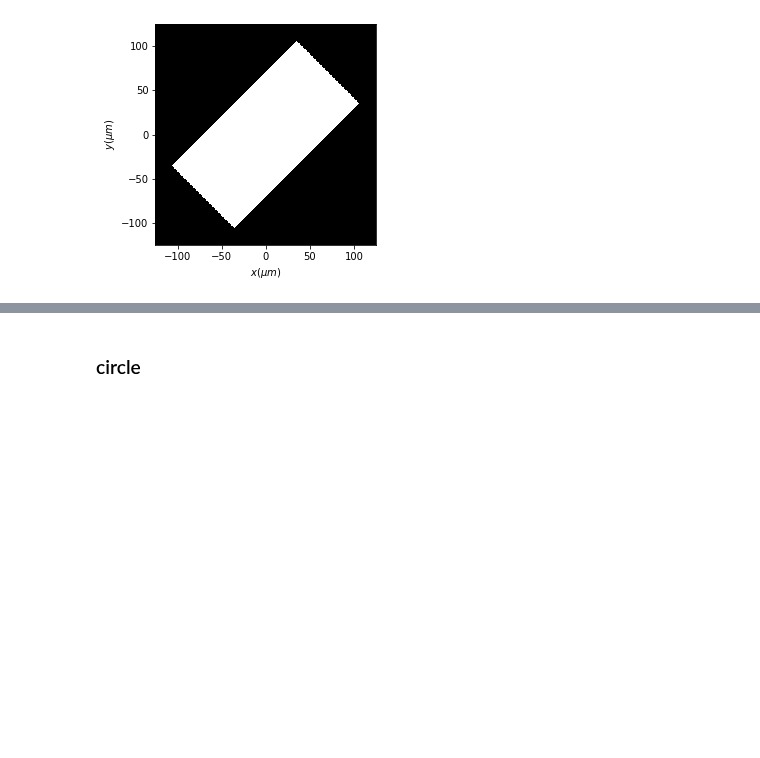
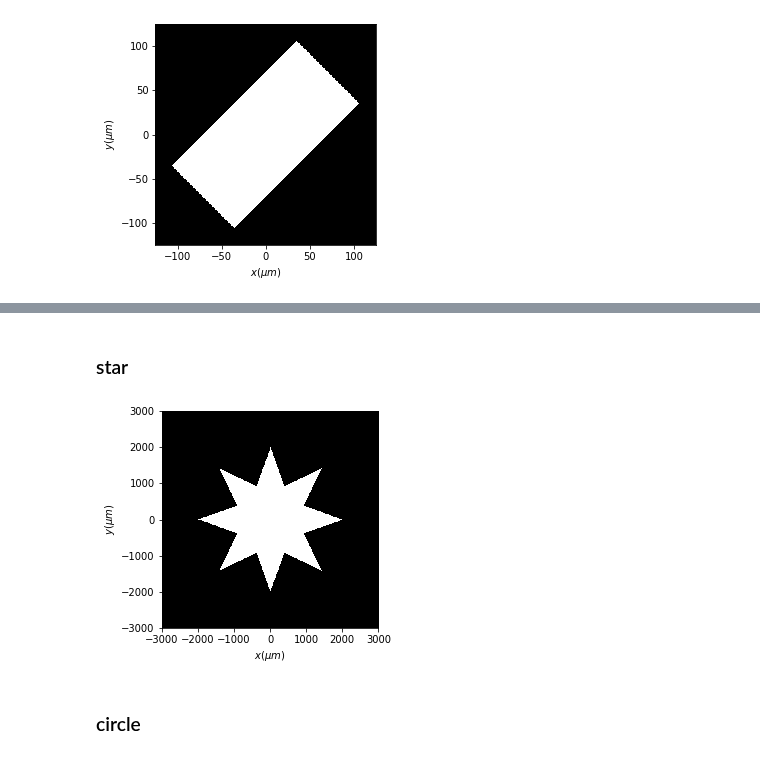
Before and after one commit to aocg-ucm/diffractio, a Jupyter notebook: docs/source/tutorial/scalar_XY/masks_xy.ipynb, the cells around one changed output, grey strips where cells are left out. Drawn from its saved outputs; the diff is of its cells as text; code cells hidden in the pictures; blank space fills up the shorter version.

```diff
--- a/docs/source/tutorial/scalar_XY/masks_xy.ipynb
+++ b/docs/source/tutorial/scalar_XY/masks_xy.ipynb
@@ -157,3 +185,17 @@ t1.draw(kind='intensity')
+# %% [markdown]
+### star
+# %%
+x0 = np.linspace(-3 * mm, 3 * mm, 512)
+y0 = np.linspace(-3 * mm, 3 * mm, 512)
+wavelength = 0.6328 * um
+
+
+
+t = Scalar_mask_XY(x0, y0, wavelength)
+vertices = t.star(num_peaks = 8, radii = (2 * mm, 1*mm), angle = 0 * degrees)
+t.draw()
+# %% [output]
+[figure, added]
 # %% [markdown]
 ### circle
 # %%
```
Also changed, not shown: parts of 4 cells of this notebook, 1 other file.
